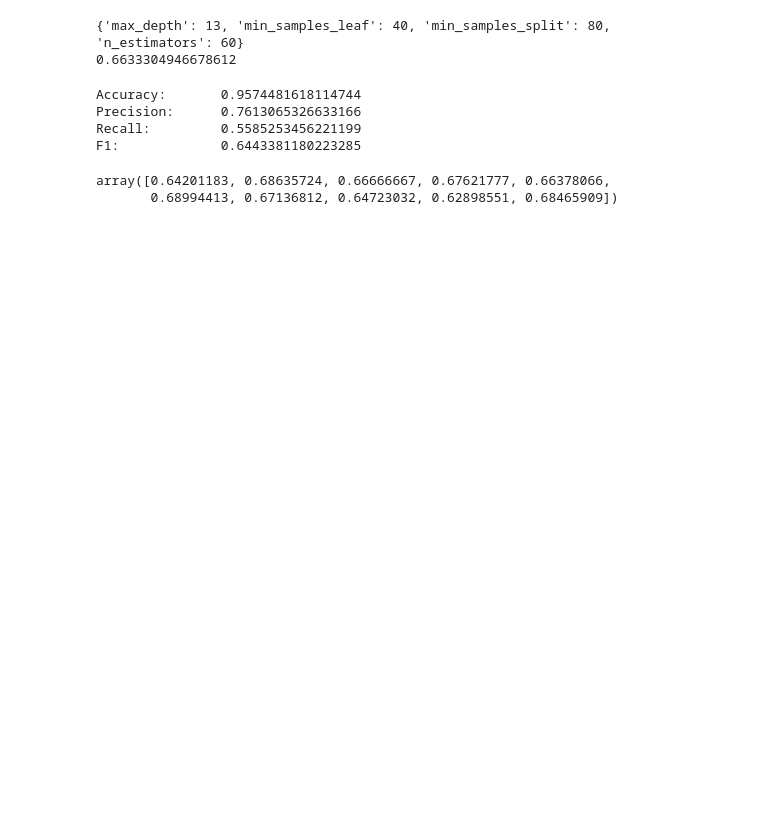
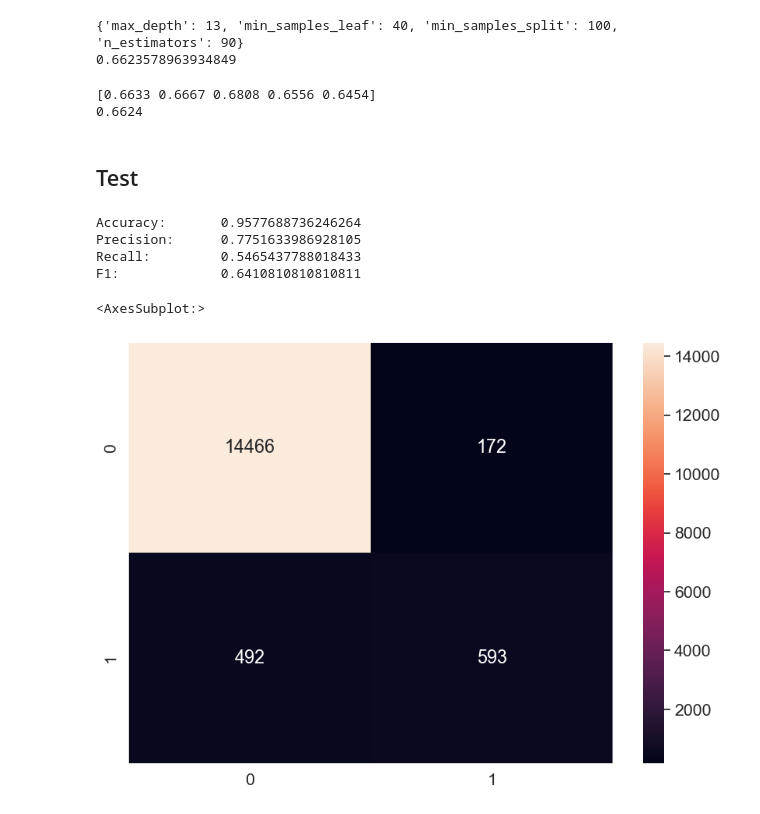
Before and after one commit to sheacon/ancient_toolmaking, a Jupyter notebook: 45-random-forest.ipynb, the cells around one changed output. Saved outputs shown, nothing was run; the diff lists cells and outputs as text; code cells hidden in the pictures; blank space fills up the shorter version.

Commit message:
Added grid search and final test

```diff
--- a/45-random-forest.ipynb
+++ b/45-random-forest.ipynb
@@ -26,3 +44,13 @@ x_test_data = test_data.drop(['id', 'img_id', 'stone_soil', 'stone_soil_enc'], a
+# %%
+# drop unneeded columns
+train_data.drop(['stone_soil', 'id', 'img_id'], axis=1, inplace = True)
+test_data.drop(['stone_soil', 'id', 'img_id'], axis=1, inplace = True)
+# %%
+# prep data
+y_train = train_data['stone_soil_enc']
+X_train = train_data.drop(['stone_soil_enc'], axis=1)
+y_test = test_data['stone_soil_enc']
+X_test = test_data.drop(['stone_soil_enc'], axis=1)
 # %%
 # define a function for scoring
 def pred_metrics(real, pred) -> None:
@@ -64,28 +81,42 @@ array([0.73006993, 0.74123989, 0.72455902, 0.72479564, 0.73170732,
 # find best parameters by grid search
 params = {'n_estimators':range(60,91,10), 'max_depth':range(7,14,2), 'min_samples_split':range(80,121,20), 'min_samples_leaf':range(40,61,10)}
 gs = GridSearchCV(RandomForestClassifier(max_features='sqrt' ,random_state=10), params, cv=5, scoring='f1', n_jobs=-1)
-gs.fit(x_train_data, y_train_data.values.ravel())
+gs.fit(X_train, y_train)
 print(gs.best_params_)
 print(gs.best_score_)
+
+# store best model
+rf_2 = gs.best_estimator_
 # %% [output]
-{'max_depth': 13, 'min_samples_leaf': 40, 'min_samples_split': 80, 'n_estimators': 60}
-0.6633304946678612
+{'max_depth': 13, 'min_samples_leaf': 40, 'min_samples_split': 100, 'n_estimators': 90}
+0.6623578963934849
-# %%
-# last version of the model
-rf_n = RandomForestClassifier(n_estimators = 60, max_depth = 13, min_samples_leaf = 40, min_samples_split=80, max_features='sqrt',random_state=10, n_jobs=-1)
-rf_n.fit(x_train_data, y_train_data.values.ravel())
-
-# calculate metrics of testing
-y_test_pred = rf_n.predict(x_test_data)
-pred_metrics(y_test_data, y_test_pred)
-# %% [output]
-Accuracy:       0.9574481618114744
-Precision:      0.7613065326633166
-Recall:         0.5585253456221199
-F1:             0.6443381180223285
-# %%
-# cross validation
-cross_val_score(rf_n, x_train_data, y_train_data.values.ravel(), cv= 10, scoring = 'f1',n_jobs=-1)
-# %% [output]
-array([0.64201183, 0.68635724, 0.66666667, 0.67621777, 0.66378066,
-       0.68994413, 0.67136812, 0.64723032, 0.62898551, 0.68465909])
+# %%
+# cross validation
+# low f1 score indicates low precision and low recall
+score = cross_val_score(rf_2, X_train, y_train, scoring = "f1")
+print(score.round(decimals=4))
+print(score.mean().round(decimals=4))
+# %% [output]
+[0.6633 0.6667 0.6808 0.6556 0.6454]
+0.6624
+# %% [markdown]
+## Test
+# %%
+# test the performance of the selected model
+y_pred = rf_2.predict(X_test)
+pred_metrics(y_test,y_pred)
+# %% [output]
+Accuracy:       0.9577688736246264
+Precision:      0.7751633986928105
+Recall:         0.5465437788018433
+F1:             0.6410810810810811
+# %%
+# confusion matrix
+cm = confusion_matrix(y_test, y_pred) # rows = truth, cols = prediction
+df_cm = pd.DataFrame(cm, index = (0, 1), columns = (0, 1))
+plt.figure(figsize = (10,7))
+sns.set(font_scale=1.4)
+sns.heatmap(df_cm, annot=True, fmt='g')
+# %% [output]
+<AxesSubplot:>
+[figure, added]
```
Also changed, not shown: parts of 15 cells of this notebook.
